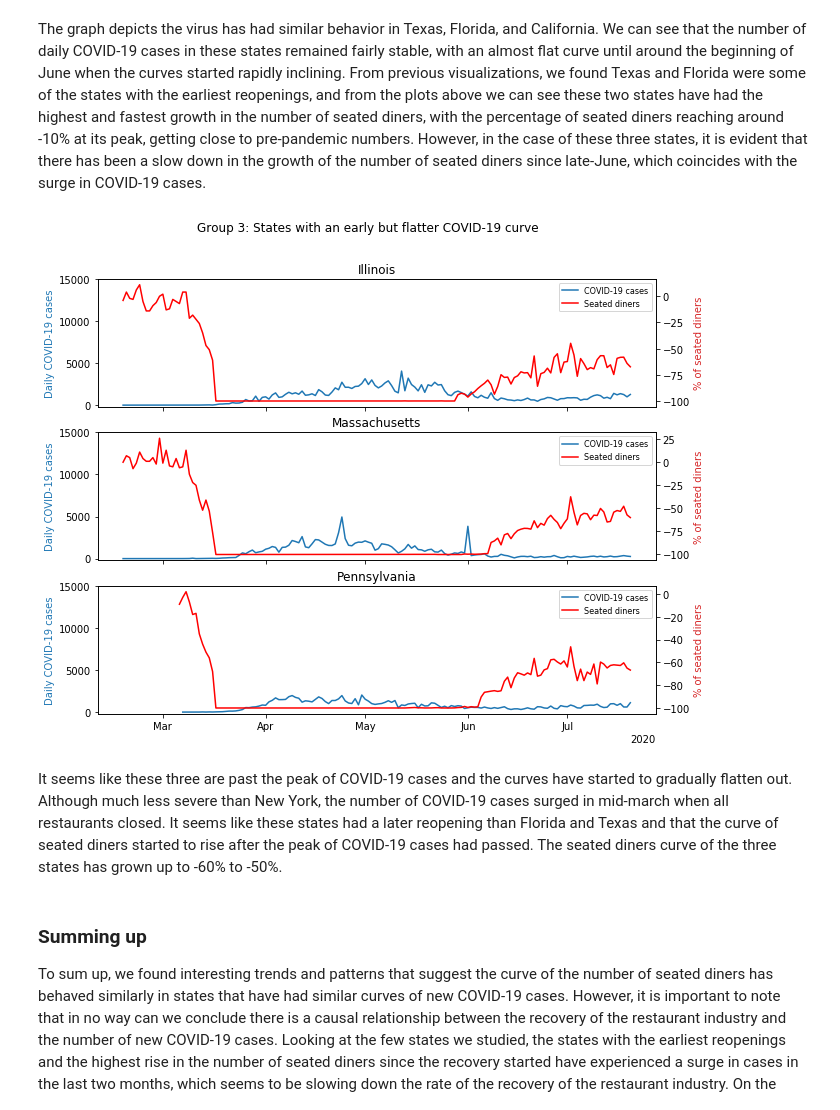
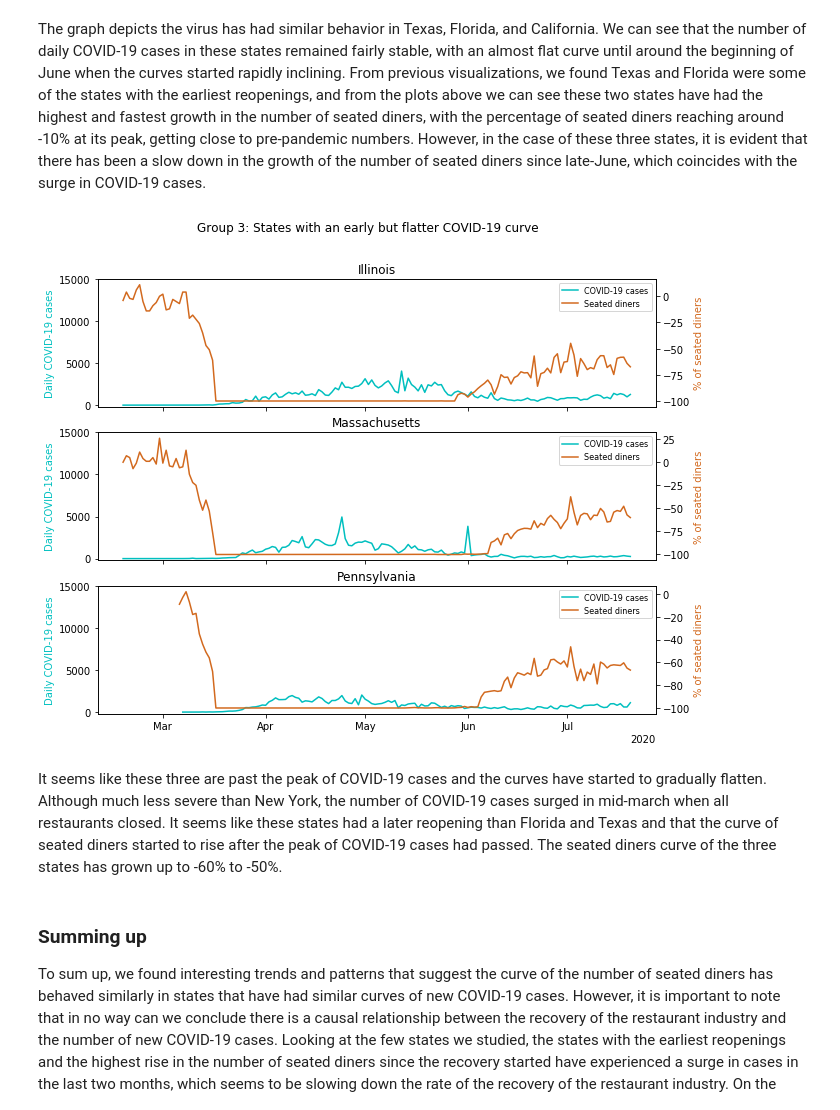
Before and after one commit to manuelarod/restaurant-industry-amidst-covid19, a Jupyter notebook: data-analysis.ipynb, the cells around one changed output. Saved outputs shown, nothing was run; the diff lists cells and outputs as text; code cells hidden in the pictures.

```diff
--- a/data-analysis.ipynb
+++ b/data-analysis.ipynb
@@ -230,7 +230,7 @@ This graph provides a global view of the recovery of the restaurant industry in
 # %%
 # we drop rows with 0 values because these values don't give us any insights other than indicate the time at which
 # restaurants started to reopen
-#states_df = states_df[states_df.Value!=0]
+states_df = states_df[states_df.Value!=0]
 states = states_df['Name'].unique()
 # %%
 plt.close('all')
@@ -483,13 +483,13 @@ formatter = mdates.ConciseDateFormatter(locator)
 for i,s in enumerate(group1):
     ax = ax10[i].twinx()
     temp = df3[df3.state==s]
-    f1=ax10[i].plot(temp['date'],temp['daily_cases'],label="COVID-19 cases")
-    f2=ax.plot(temp['date'],temp['Value'],color='tab:red',label="Seated diners")
+    f1=ax10[i].plot(temp['date'],temp['daily_cases'],label="COVID-19 cases",color='limegreen')
+    f2=ax.plot(temp['date'],temp['Value'],color='darkmagenta',label="Seated diners")
     ax10[i].set_title(str(s))
     ax10[i].xaxis.set_major_locator(locator)
     ax10[i].xaxis.set_major_formatter(formatter)
-    ax10[i].set_ylabel('Daily COVID-19 cases',color='tab:blue')
-    ax.set_ylabel('% of seated diners',color='tab:red')
+    ax10[i].set_ylabel('Daily COVID-19 cases',color='limegreen')
+    ax.set_ylabel('% of seated diners',color='darkmagenta')
     fs = f1+f2
     labs = [f.get_label() for f in fs]
     ax.legend(fs, labs)
@@ -511,13 +511,13 @@ formatter = mdates.ConciseDateFormatter(locator)
 for i,s in enumerate(group2):
     ax = ax11[i].twinx()
     temp = df3[df3.state==s]
-    f1=ax11[i].plot(temp['date'],temp['daily_cases'],label="COVID-19 cases")
-    f2=ax.plot(temp['date'],temp['Value'],color='r',label="Seated diners")
+    f1=ax11[i].plot(temp['date'],temp['daily_cases'],label="COVID-19 cases",color='dodgerblue')
+    f2=ax.plot(temp['date'],temp['Value'],color='coral',label="Seated diners")
     ax11[i].set_title(str(s))
     ax11[i].xaxis.set_major_locator(locator)
     ax11[i].xaxis.set_major_formatter(formatter)
-    ax11[i].set_ylabel('Daily COVID-19 cases',color='tab:blue')
-    ax.set_ylabel('% of seated diners',color='tab:red')
+    ax11[i].set_ylabel('Daily COVID-19 cases',color='dodgerblue')
+    ax.set_ylabel('% of seated diners',color='coral')
     fs = f1+f2
     labs = [f.get_label() for f in fs]
     ax.legend(fs, labs,fontsize=8)
@@ -531,32 +531,32 @@ The graph depicts the virus has had similar behavior in Texas, Florida, and Cali
 # %%
 plt.close('all')
 group3 = ['Illinois','Massachusetts','Pennsylvania']
 fig12, ax12 = plt.subplots(len(group3),1,figsize=(10,8),sharey=True,sharex=True)
 
 locator = mdates.AutoDateLocator()
 formatter = mdates.ConciseDateFormatter(locator)
 
 for i,s in enumerate(group3):
     ax = ax12[i].twinx()
     temp = df3[df3.state==s]
-    f1=ax12[i].plot(temp['date'],temp['daily_cases'],label="COVID-19 cases")
-    f2=ax.plot(temp['date'],temp['Value'],color='r',label="Seated diners")
+    f1=ax12[i].plot(temp['date'],temp['daily_cases'],label="COVID-19 cases",color='c')
+    f2=ax.plot(temp['date'],temp['Value'],color='chocolate',label="Seated diners")
     ax12[i].set_title(str(s))
     ax12[i].xaxis.set_major_locator(locator)
     ax12[i].xaxis.set_major_formatter(formatter)
-    ax12[i].set_ylabel('Daily COVID-19 cases',color='tab:blue')
-    ax.set_ylabel('% of seated diners',color='tab:red')
+    ax12[i].set_ylabel('Daily COVID-19 cases',color='c')
+    ax.set_ylabel('% of seated diners',color='chocolate')
     ax12[i].set_ylim(top=15000)
     fs = f1+f2
     labs = [f.get_label() for f in fs]
     ax.legend(fs, labs,fontsize=8)
 
 fig12.suptitle('Group 3: States with an early but flatter COVID-19 curve', fontsize=12)
 plt.show()
 # %% [output]
-[figure, old version]
+[figure, new version]
 # %% [markdown]
-It seems like these three are past the peak of COVID-19 cases and the curves have started to gradually flatten out. Although much less severe than New York, the number of COVID-19 cases surged in mid-march when all restaurants closed. It seems like these states had a later reopening than Florida and Texas and that the curve of seated diners started to rise after the peak of COVID-19 cases had passed. The seated diners curve of the three states has grown up to -60% to -50%.
+It seems like these three are past the peak of COVID-19 cases and the curves have started to gradually flatten. Although much less severe than New York, the number of COVID-19 cases surged in mid-march when all restaurants closed. It seems like these states had a later reopening than Florida and Texas and that the curve of seated diners started to rise after the peak of COVID-19 cases had passed. The seated diners curve of the three states has grown up to -60% to -50%.
 # %% [markdown]
 ### Summing up
 To sum up, we found interesting trends and patterns that suggest the curve of the number of seated diners has behaved similarly in states that have had similar curves of new COVID-19 cases. However, it is important to note that in no way can we conclude there is a causal relationship between the recovery of the restaurant industry and the number of new COVID-19 cases. Looking at the few states we studied, the states with the earliest reopenings and the highest rise in the number of seated diners since the recovery started have experienced a surge in cases in the last two months, which seems to be slowing down the rate of the recovery of the restaurant industry. On the other hand, in the states with the earliest spikes in COVID-19 cases, the number of seated diners started increasing later down the road, once the curve of new cases had been fairly stabilized. In these states, there has been a slower recovery in the restaurant industry, but one that seems to have an upward trend.
```
Also changed, not shown: parts of 8 cells of this notebook.
